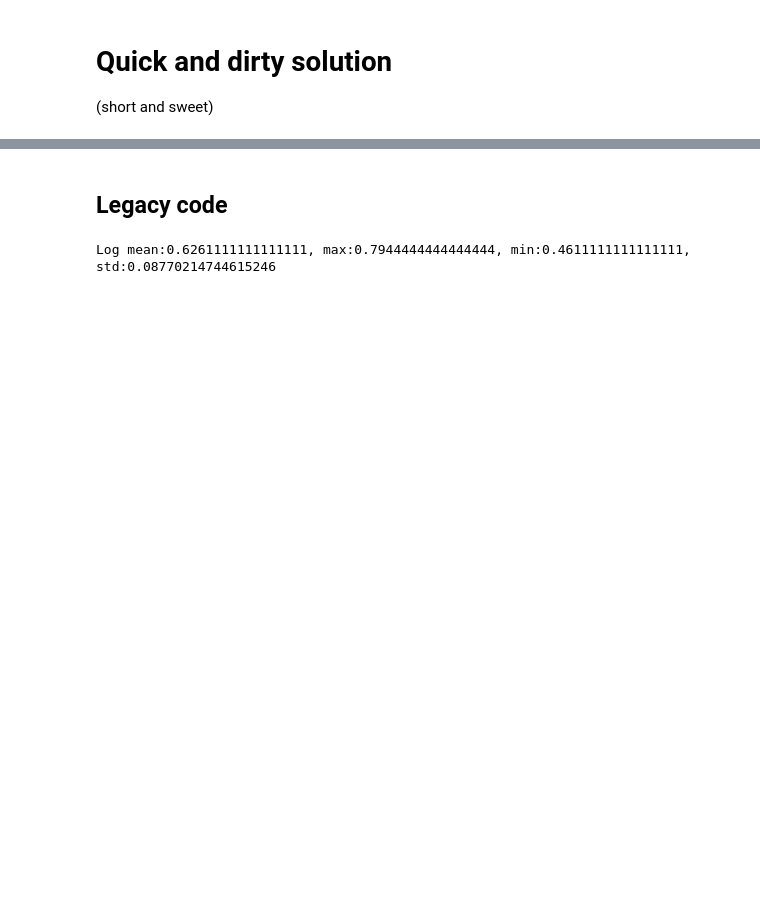
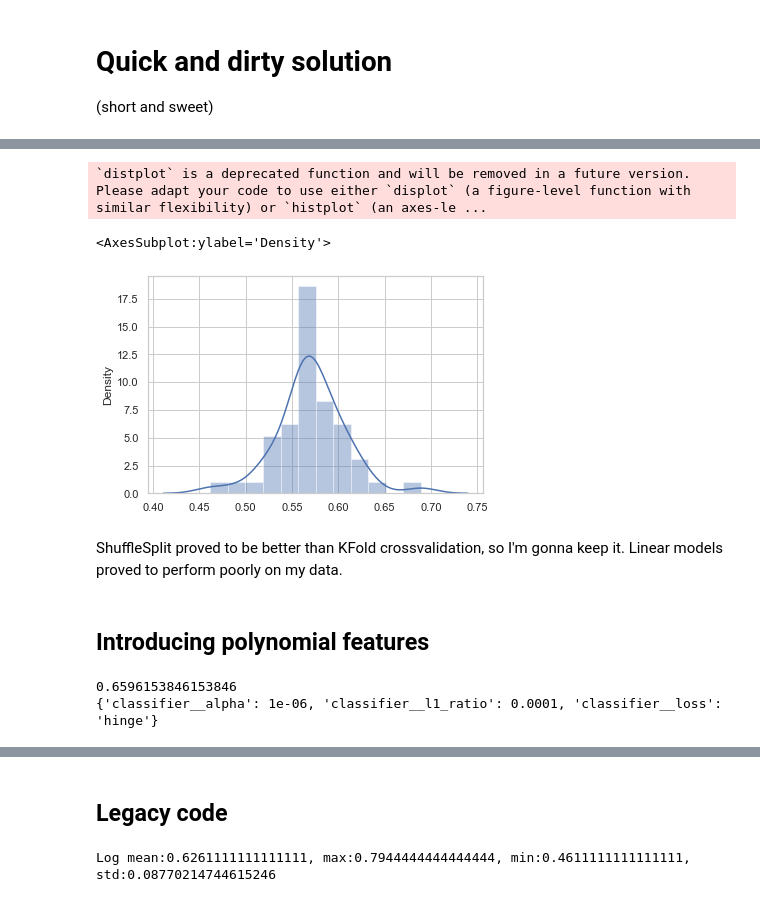
Before and after one commit to stan-tikhonov/Aging_classifier, a Jupyter notebook: LogisticRegression.ipynb, the cells around one changed output, grey strips where cells are left out. Saved outputs shown, nothing was run; the diff lists cells and outputs as text; code cells hidden in the pictures; blank space fills up the shorter version.

```diff
--- a/LogisticRegression.ipynb
+++ b/LogisticRegression.ipynb
@@ -104,2 +125,5 @@ print(grid_cv.best_params_)
 # %%
 pd.DataFrame(grid_cv.cv_results_)
+# %%
+res = pd.DataFrame(grid_cv.cv_results_)
+res.groupby("param_classifier__loss").mean("mean_test_score")
@@ -105,0 +192,25 @@ pd.DataFrame(grid_cv.cv_results_)
+# %%
+temp = res.loc[res["param_loss"] == "squared_hinge"].sort_values(axis=0, by="mean_test_score", ascending=False, ignore_index=True)
+secondbestparams = {
+    "loss": "squared_hinge",
+    "alpha": temp.loc[1, "param_alpha"],
+    "l1_ratio": temp.loc[1, "param_l1_ratio"]
+}
+scorer = metrics.make_scorer(metrics.roc_auc_score)
+classifier = SGDClassifier(random_state = 0, penalty="elasticnet", **secondbestparams)
+scores = []
+
+for i in range(0, 51):
+    cv_strategy = model_selection.StratifiedKFold(n_splits = 10, shuffle = True, random_state = i)
+    scoring = model_selection.cross_val_score(classifier, X_train, y_train, scoring = scorer, cv = cv_strategy)
+    scores.append(scoring.mean())
+
+sns.distplot(scores)
+# %% [output]
+`distplot` is a deprecated function and will be removed in a future version. Please adapt your code to use either `displot` (a figure-level function with similar flexibility) or `histplot` (an axes-le ...
+<AxesSubplot:ylabel='Density'>
+[figure, added]
+# %% [markdown]
+ShuffleSplit proved to be better than KFold crossvalidation, so I'm gonna keep it. Linear models proved to perform poorly on my data.
+# %% [markdown]
+## Introducing polynomial features
@@ -105,0 +237,6 @@ pd.DataFrame(grid_cv.cv_results_)
+# %%
+print(grid_cv.best_score_)
+print(grid_cv.best_params_)
+# %% [output]
+0.6596153846153846
+{'classifier__alpha': 1e-06, 'classifier__l1_ratio': 0.0001, 'classifier__loss': 'hinge'}
```
Also changed, not shown: parts of 35 cells of this notebook.
